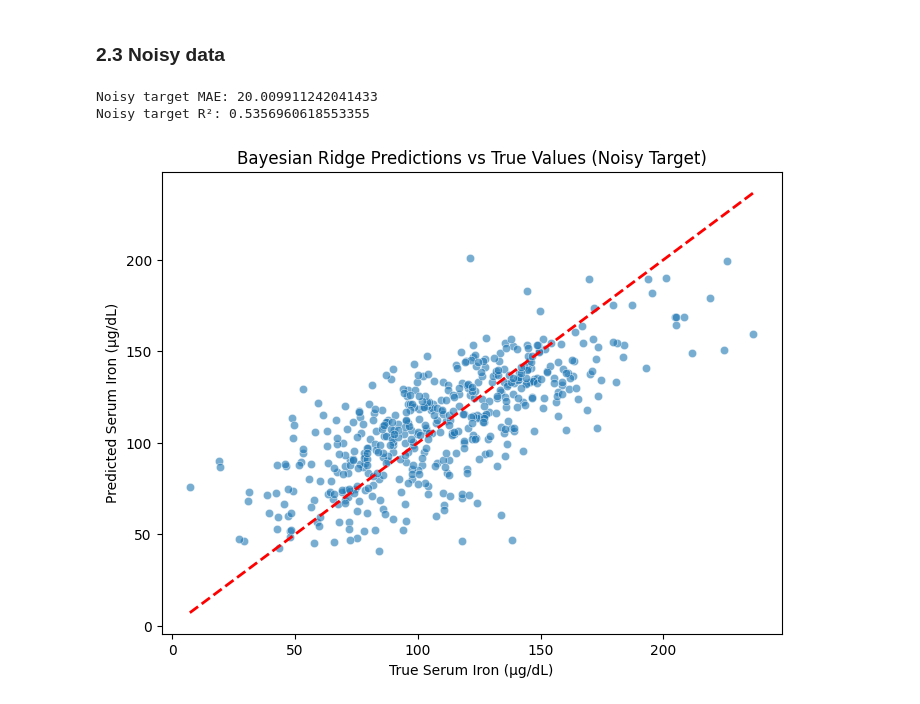
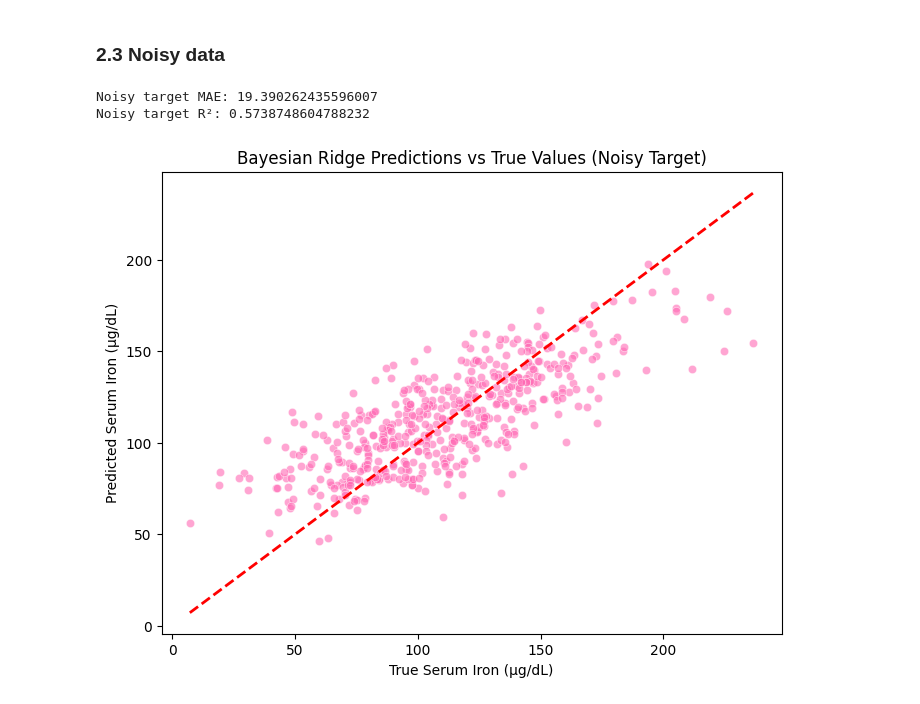
Before and after one commit to mariaponomarova/ML_project, a Jupyter notebook: experiments.ipynb, the cells around one changed output. Cells and saved outputs as stored; diff of their text form; code cells hidden in the pictures.

```diff
--- a/experiments.ipynb
+++ b/experiments.ipynb
@@ -651,31 +648,31 @@ Robustness Test Results:
 # %%
 # Add noise to training target
 noise_std = 100  # lower SNR
 y_train_noisy = y_train + np.random.normal(0, noise_std, len(y_train))
 
 # Refit model
 final_model_noisy = make_pipeline(StandardScaler(), BayesianRidge(alpha_1=alpha_1, alpha_2=alpha_2))
 final_model_noisy.fit(X_train, y_train_noisy)
 
 # Predict on original holdout
 y_pred_noisy = final_model_noisy.predict(X_holdout)
 
 mae_noisy = mean_absolute_error(y_holdout, y_pred_noisy)
 r2_noisy = r2_score(y_holdout, y_pred_noisy)
 
 # Output the results
 print("Noisy target MAE:", mae_noisy)
 print("Noisy target R²:", r2_noisy)
 
 # Plot the results
 plt.figure(figsize=(8,6))
-sns.scatterplot(x=y_holdout, y=y_pred_noisy, alpha=0.6)
+sns.scatterplot(x=y_holdout, y=y_pred_noisy, alpha=0.6, color = "hotpink")
 plt.plot([y_holdout.min(), y_holdout.max()], [y_holdout.min(), y_holdout.max()], 'r--', lw=2)
 plt.xlabel("True Serum Iron (µg/dL)")
 plt.ylabel("Predicted Serum Iron (µg/dL)")
 plt.title("Bayesian Ridge Predictions vs True Values (Noisy Target)")
 plt.show()
 # %% [output]
-Noisy target MAE: 20.009911242041433
-Noisy target R²: 0.5356960618553355
+Noisy target MAE: 19.390262435596007
+Noisy target R²: 0.5738748604788232
-[figure, old version]
+[figure, new version]
```
Also changed, not shown: parts of 7 cells of this notebook, 5 other files.
